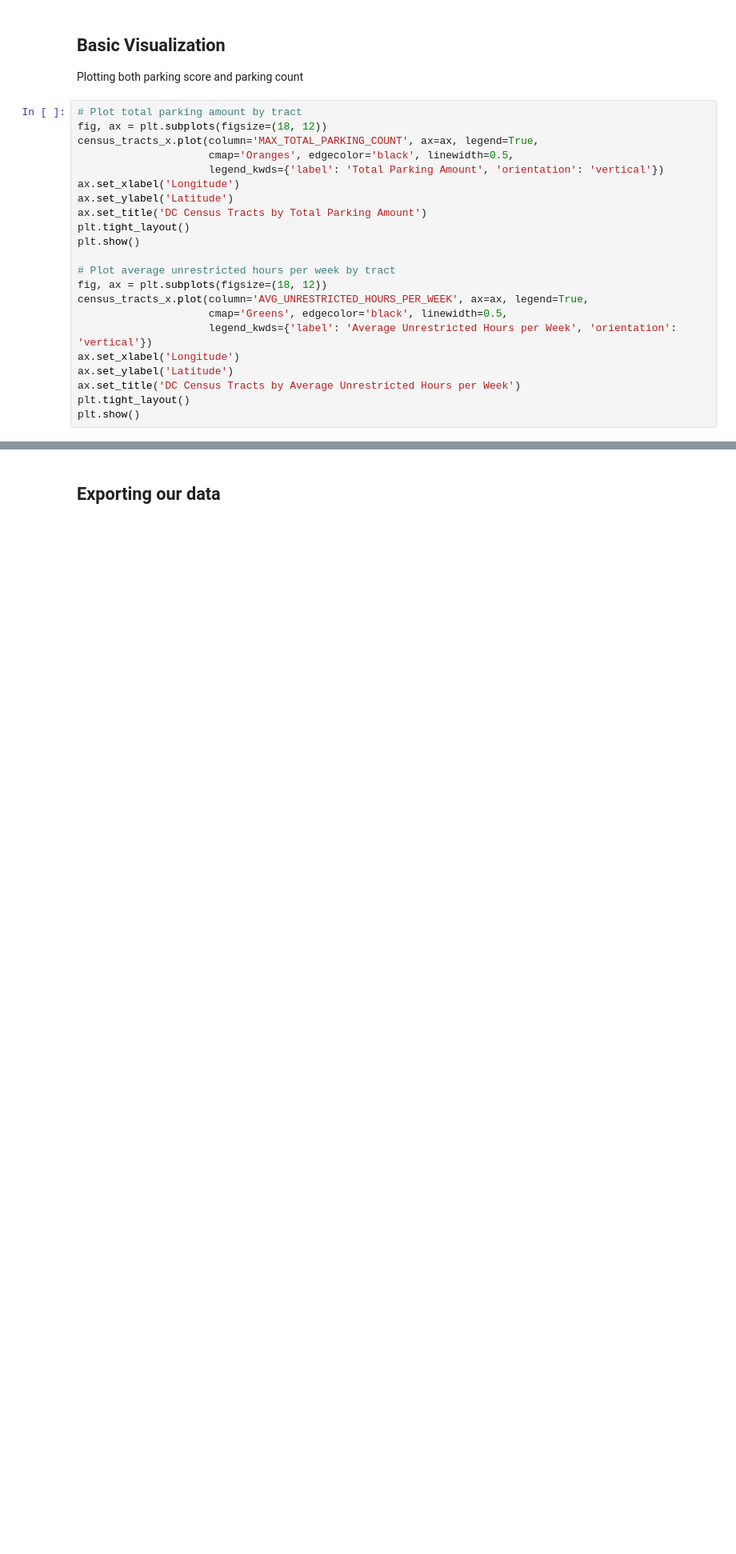
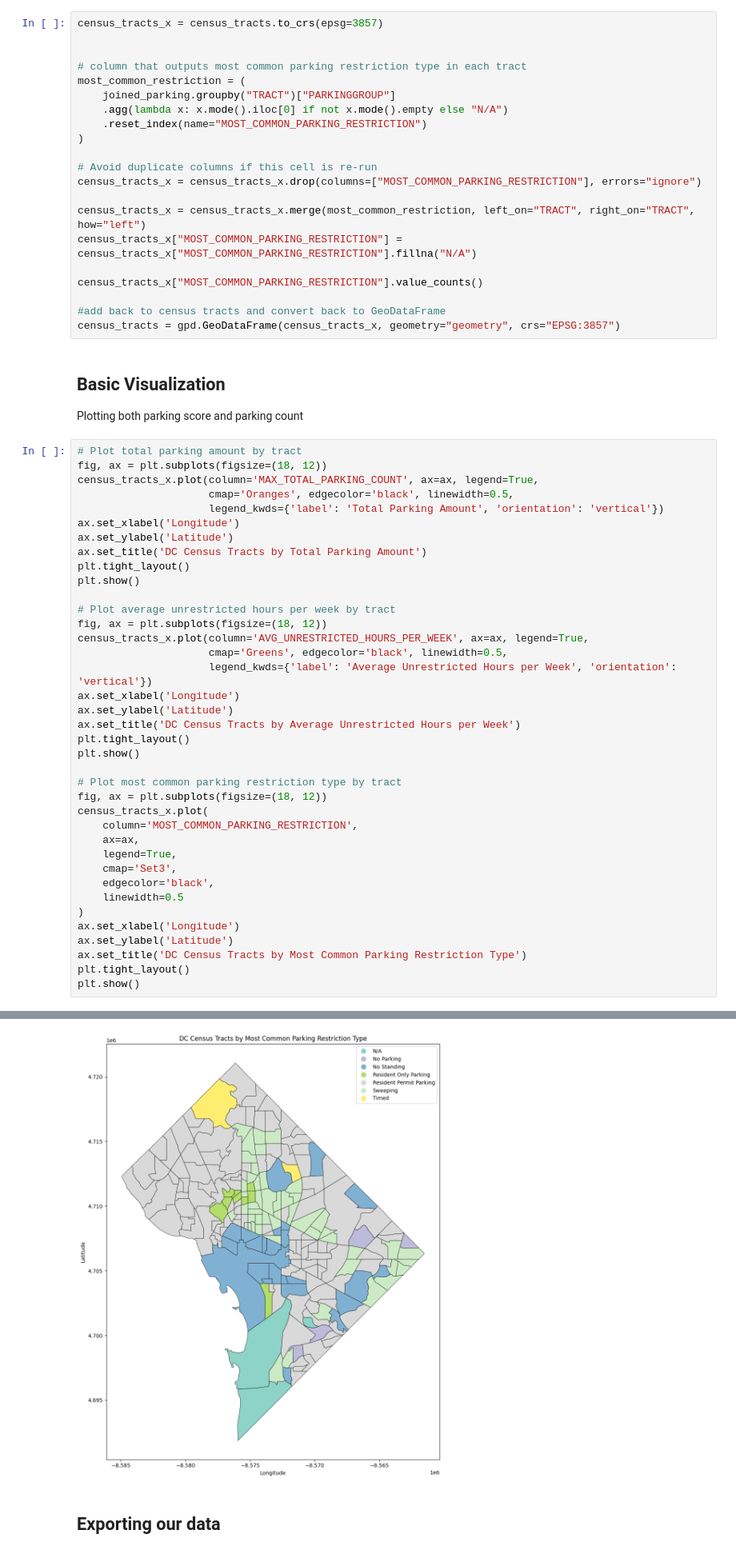
Before and after one commit to matthewosmesfin/DC_Transport, a Jupyter notebook: notebooks/aggregation.ipynb, the cells around one changed output, grey strips where cells are left out. Shown at 80% size. Saved outputs shown, nothing was run; the diff lists cells and outputs as text; blank space fills up the shorter version.

Commit message:
Cleaned up, new aggregate column added

```diff
--- a/notebooks/aggregation.ipynb
+++ b/notebooks/aggregation.ipynb
@@ -425,3 +427,24 @@ census_tracts = gpd.GeoDataFrame(census_tracts_x, geometry="geometry", crs="EPSG
+# %%
+census_tracts_x = census_tracts.to_crs(epsg=3857)
+
+
+# column that outputs most common parking restriction type in each tract
+most_common_restriction = (
+    joined_parking.groupby("TRACT")["PARKINGGROUP"]
+    .agg(lambda x: x.mode().iloc[0] if not x.mode().empty else "N/A")
+    .reset_index(name="MOST_COMMON_PARKING_RESTRICTION")
+)
+
+# Avoid duplicate columns if this cell is re-run
+census_tracts_x = census_tracts_x.drop(columns=["MOST_COMMON_PARKING_RESTRICTION"], errors="ignore")
+
+census_tracts_x = census_tracts_x.merge(most_common_restriction, left_on="TRACT", right_on="TRACT", how="left")
+census_tracts_x["MOST_COMMON_PARKING_RESTRICTION"] = census_tracts_x["MOST_COMMON_PARKING_RESTRICTION"].fillna("N/A")
+
+census_tracts_x["MOST_COMMON_PARKING_RESTRICTION"].value_counts()
+
+#add back to census tracts and convert back to GeoDataFrame
+census_tracts = gpd.GeoDataFrame(census_tracts_x, geometry="geometry", crs="EPSG:3857")
 # %% [markdown]
 ## Basic Visualization
 
@@ -429,28 +452,45 @@ Plotting both parking score and parking count
 # %%
 # Plot total parking amount by tract
 fig, ax = plt.subplots(figsize=(18, 12))
 census_tracts_x.plot(column='MAX_TOTAL_PARKING_COUNT', ax=ax, legend=True,
                      cmap='Oranges', edgecolor='black', linewidth=0.5,
                      legend_kwds={'label': 'Total Parking Amount', 'orientation': 'vertical'})
 ax.set_xlabel('Longitude')
 ax.set_ylabel('Latitude')
 ax.set_title('DC Census Tracts by Total Parking Amount')
 plt.tight_layout()
 plt.show()
 
 # Plot average unrestricted hours per week by tract
 fig, ax = plt.subplots(figsize=(18, 12))
 census_tracts_x.plot(column='AVG_UNRESTRICTED_HOURS_PER_WEEK', ax=ax, legend=True,
                      cmap='Greens', edgecolor='black', linewidth=0.5,
                      legend_kwds={'label': 'Average Unrestricted Hours per Week', 'orientation': 'vertical'})
 ax.set_xlabel('Longitude')
 ax.set_ylabel('Latitude')
 ax.set_title('DC Census Tracts by Average Unrestricted Hours per Week')
 plt.tight_layout()
 plt.show()
+
+# Plot most common parking restriction type by tract
+fig, ax = plt.subplots(figsize=(18, 12))
+census_tracts_x.plot(
+    column='MOST_COMMON_PARKING_RESTRICTION',
+    ax=ax,
+    legend=True,
+    cmap='Set3',
+    edgecolor='black',
+    linewidth=0.5
+)
+ax.set_xlabel('Longitude')
+ax.set_ylabel('Latitude')
+ax.set_title('DC Census Tracts by Most Common Parking Restriction Type')
+plt.tight_layout()
+plt.show()
 # %% [output]
 [figure]
 [figure]
+[figure, added]
 # %% [markdown]
 ## Exporting our data
 # %%
```
Also changed, not shown: parts of 1 cell of this notebook, 7 other files.
